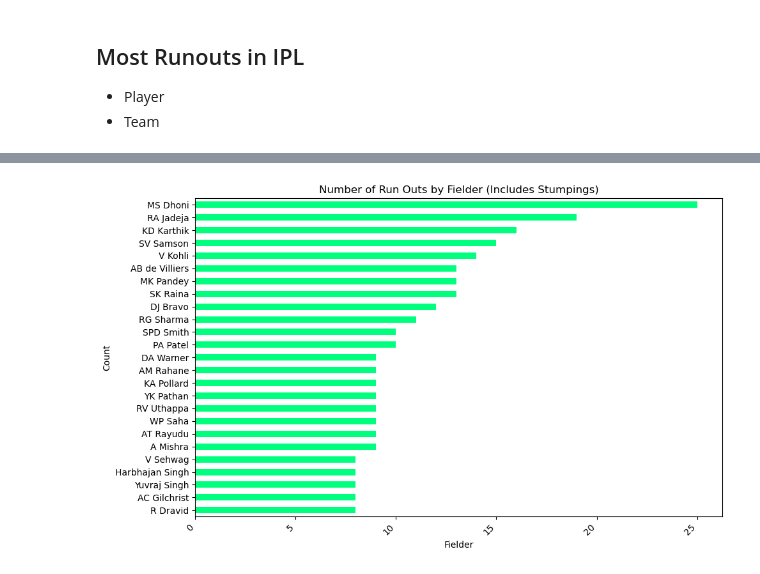
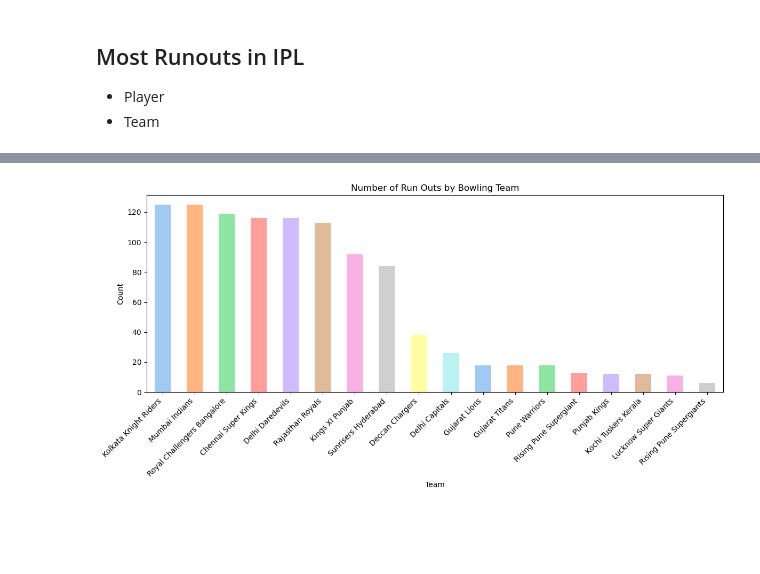
Before and after one commit to code-with-aneesh/IPL_Analysis, a Jupyter notebook: delivery_analysis.ipynb, the cells around one changed output, grey strips where cells are left out. Saved outputs shown, nothing was run; the diff lists cells and outputs as text; code cells hidden in the pictures; blank space fills up the shorter version.

```diff
--- a/delivery_analysis.ipynb
+++ b/delivery_analysis.ipynb
@@ -24,6 +24,11 @@ noballs    1000
 byes        628
 penalty       2
 Name: count, dtype: int64
+# %%
+# replace "Rising Pune Supergiant" with "Rising Pune Supergiants" as both are same
+
+df.loc[df['batting_team'] == "Rising Pune Supergiant", 'batting_team'] = 'Rising Pune Supergiants'
+df.loc[df['bowling_team'] == "Rising Pune Supergiant", 'bowling_team'] = 'Rising Pune Supergiants'
 # %%
 # bowler who has bowled most balls in ipl
 
@@ -322,5 +256,3 @@ plt.show()
 ## Most Runouts in IPL
 - Player
 - Team
-# %%
-df = df_store
@@ -327,18 +298,24 @@ df = df_store
 # %%
 from matplotlib import pyplot as plt
 
-
-run_out_fielder_counts = (
-    df[df["dismissal_kind"] == "run out"]["fielder"].value_counts().head(25).sort_values()
+# Get the counts of run outs by bowling team
+run_out_teams_counts = (
+    df[df["dismissal_kind"] == "run out"]["bowling_team"]
+    .value_counts()
+    .head(25)
+    .sort_values(ascending=False)
 )
 
-plt.figure(figsize=(10, 6))
-run_out_fielder_counts.plot(kind="barh",color='springgreen')
-plt.xlabel("Fielder")
+# Use a color palette that is more suitable for visualization
+colors = sns.color_palette("pastel")
+
+plt.figure(figsize=(12, 6))  # Adjust the figure size for better visibility
+run_out_teams_counts.plot(kind="bar", color=colors)
+plt.xlabel("Team")
 plt.ylabel("Count")
-plt.title("Number of Run Outs by Fielder (Includes Stumpings)")
-plt.xticks(rotation=45, ha="right")
-plt.tight_layout()
+plt.title("Number of Run Outs by Bowling Team")
+plt.xticks(rotation=45, ha="right")  # Rotate x-axis labels for better readability
+plt.tight_layout()  # Adjust layout for better spacing
 plt.show()
 # %% [output]
-[figure, old version]
+[figure, new version]
```
Also changed, not shown: parts of 8 cells of this notebook, 3 other files.
